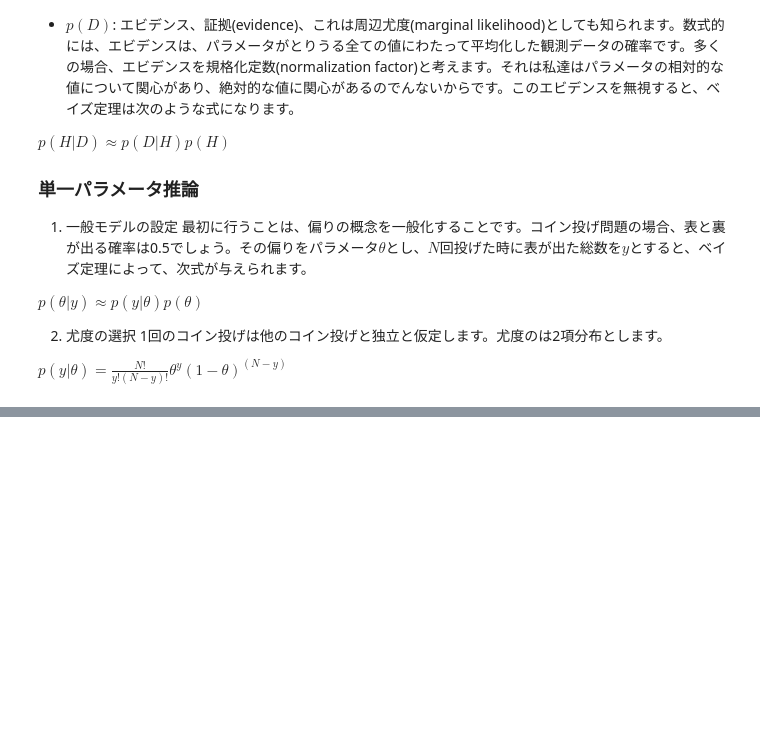
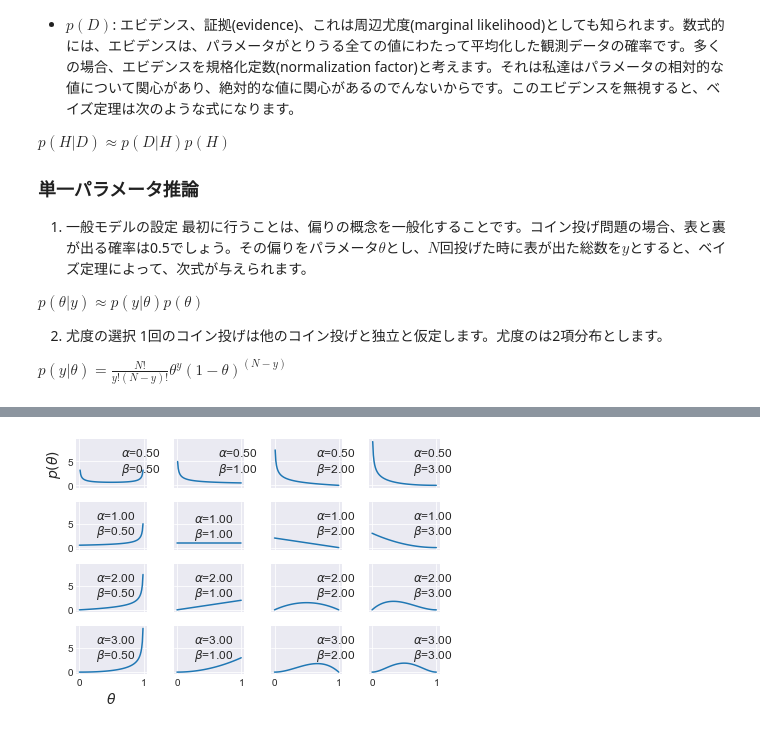
Before and after one commit to honalele/Bayesian-Modeling-With-Python, a Jupyter notebook: 6_baysian_inferece.ipynb, the cells around one changed output, grey strips where cells are left out. Cells and saved outputs as stored; diff of their text form; code cells hidden in the pictures; blank space fills up the shorter version.

```diff
--- a/6_baysian_inferece.ipynb
+++ b/6_baysian_inferece.ipynb
@@ -79,0 +123,17 @@ $
+# %%
+params = [0.5, 1, 2, 3]
+x = np.linspace(0, 1, 100)
+f, ax = plt.subplots(len(params), len(params), sharex=True, sharey=True)
+for i in range(4):
+    for j in range(4):
+        a = params[i]
+        b = params[j]
+        y = stats.beta(a,b).pdf(x)
+        ax[i,j].plot(x,y)
+        ax[i,j].plot(0,0, label="$\\alpha$={:3.2f}\n$\\beta$={:3.2f}".format(a,b),alpha=0)
+        ax[i,j].legend(fontsize=12)
+ax[3,0].set_xlabel('$\\theta$', fontsize=14)
+ax[0,0].set_ylabel('$p(\\theta)$', fontsize=14)
+plt.tight_layout()
+# %% [output]
+[figure, added]
```
Also changed, not shown: parts of 2 cells of this notebook.
